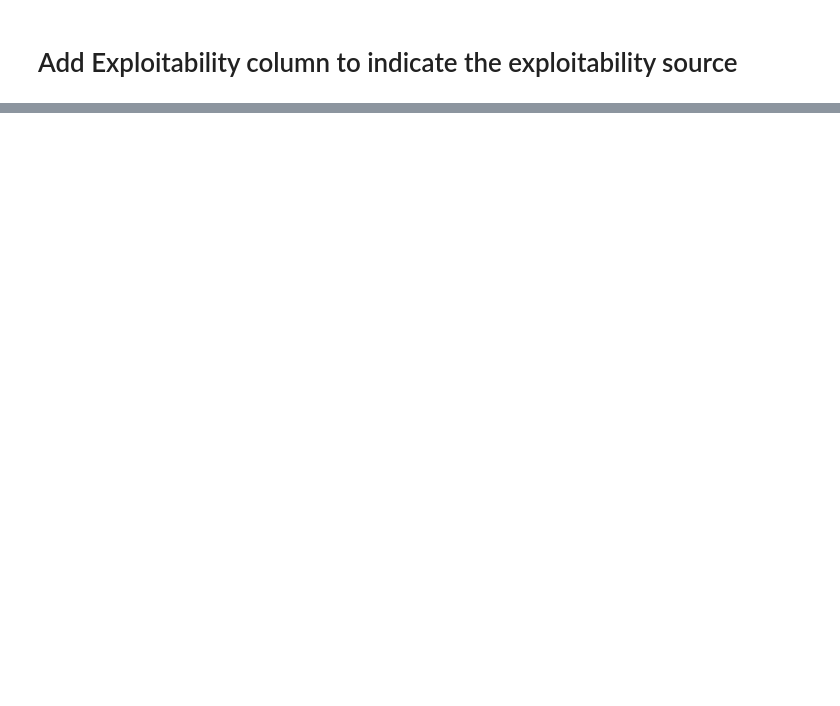
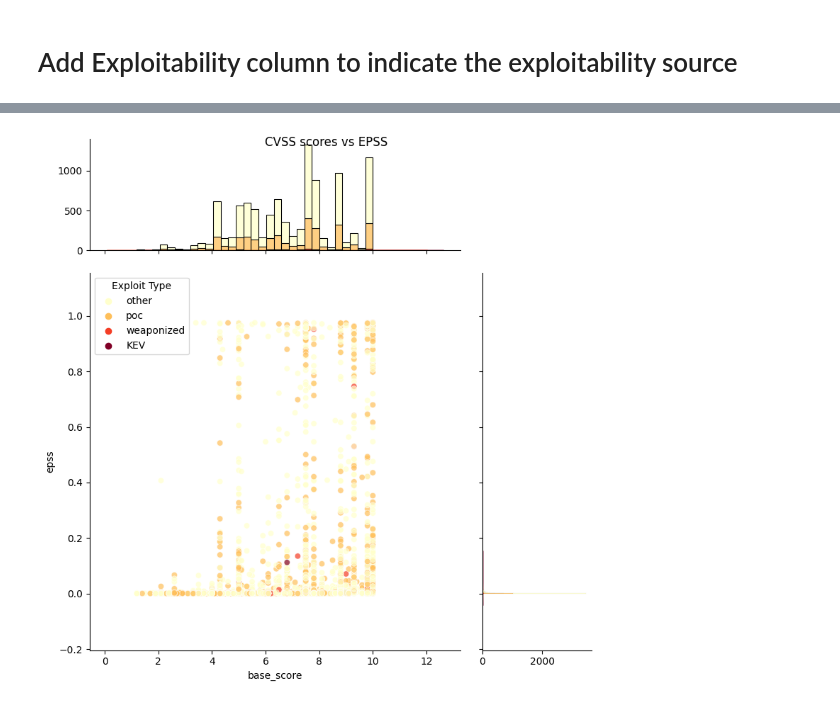
Before and after one commit to RiskBasedPrioritization/RiskBasedPrioritizationAnalysis, a Jupyter notebook: analysis/acme.ipynb, the cells around one changed output, grey strips where cells are left out. Drawn from its saved outputs; the diff is of its cells as text; code cells hidden in the pictures; blank space fills up the shorter version.

```diff
--- a/analysis/acme.ipynb
+++ b/analysis/acme.ipynb
@@ -128,12 +147,9 @@ df['exploitation'].value_counts()
 Name: exploitation, dtype: int64
 # %%
-colorscale = 'YlOrRd' #Yellow Orange Red
-g=sns.jointplot(data=df, x='cvss-bt_score', y='epss', kind='scatter', height=8, ratio=3, marginal_ticks=True, alpha=.7, hue="exploitation", palette=colorscale)
-handles, labels = g.ax_joint.get_legend_handles_labels()
-#g.ax_joint.legend(handles=handles, labels = ['CISA KEV', 'VulnCheck KEV', 'both metasploit & nuclei', 'metasploit', 'nuclei', 'exploitdb', 'poc_github', 'other'], title="Exploit Type")
-#g.ax_joint.legend(handles=handles, labels = ['other', 'poc_github', 'exploitdb', 'nuclei', 'metasploit', 'both metasploit & nuclei', 'VulnCheck KEV', 'CISA KEV'], title="Exploit Type")
-g.ax_joint.legend(handles=handles, labels = ['other', 'poc', 'weaponized',  'KEV'], title="Exploit Type")
-
-
-g.plot_marginals(sns.histplot, multiple="stack")
-g.fig.suptitle("CVSS scores vs EPSS")
+def plot_cve_epss_cvss (df, title="CVSS scores vs EPSS"):
+    colorscale = 'YlOrRd' #Yellow Orange Red
+    g=sns.jointplot(data=df, x='base_score', y='epss', kind='scatter', height=8, ratio=3, marginal_ticks=True, alpha=.7, hue="exploitation", palette=colorscale)
+    handles, labels = g.ax_joint.get_legend_handles_labels()
+    g.ax_joint.legend(handles=handles, labels = ['other', 'poc', 'weaponized',  'KEV'], title="Exploit Type")
+    g.plot_marginals(sns.histplot, multiple="stack")
+    g.fig.suptitle(title)
@@ -161,0 +156,4 @@ filtered_df
+# %%
+plot_cve_epss_cvss(df_acme)
+# %% [output]
+[figure, added]
```
Also changed, not shown: parts of 33 cells of this notebook, 1 other file.
